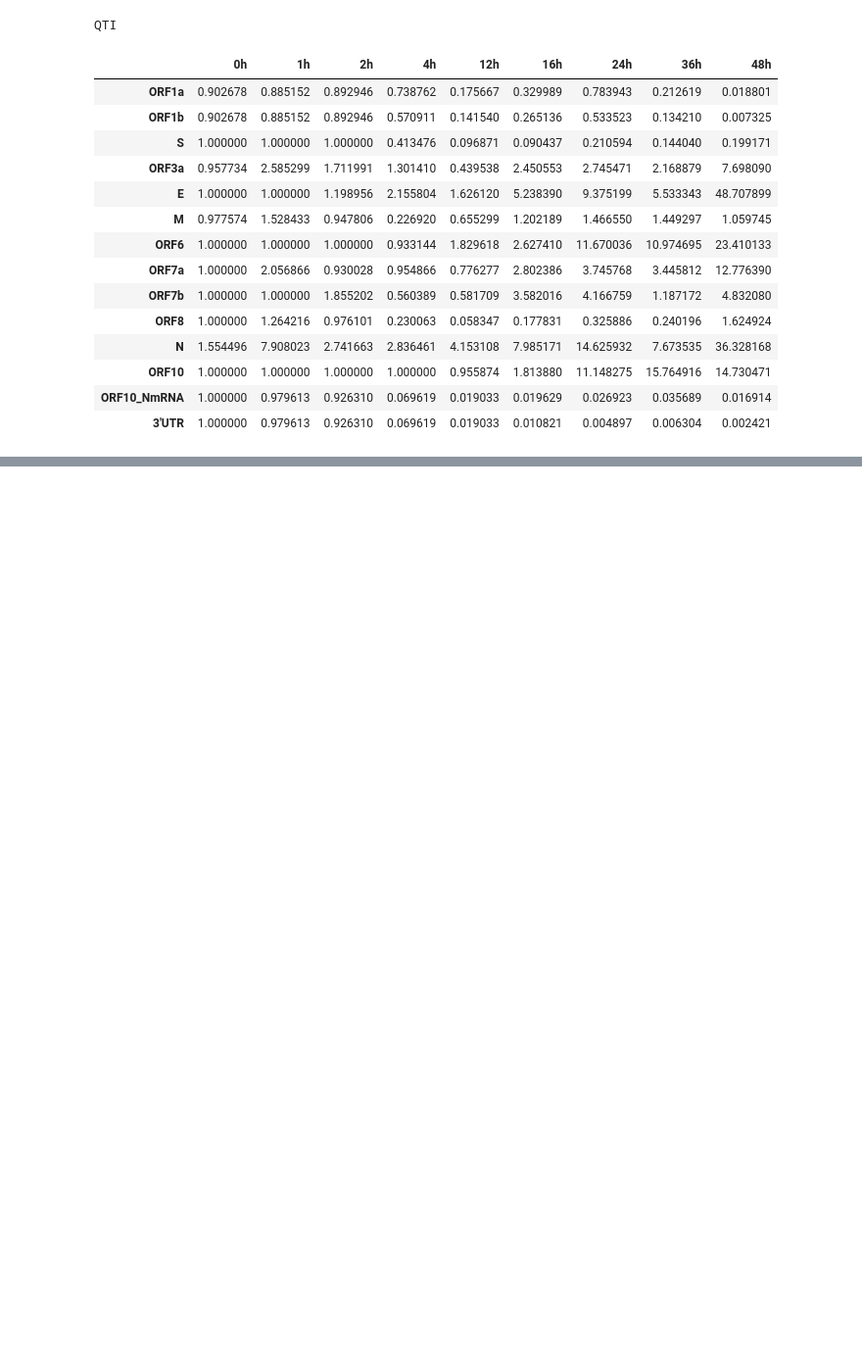
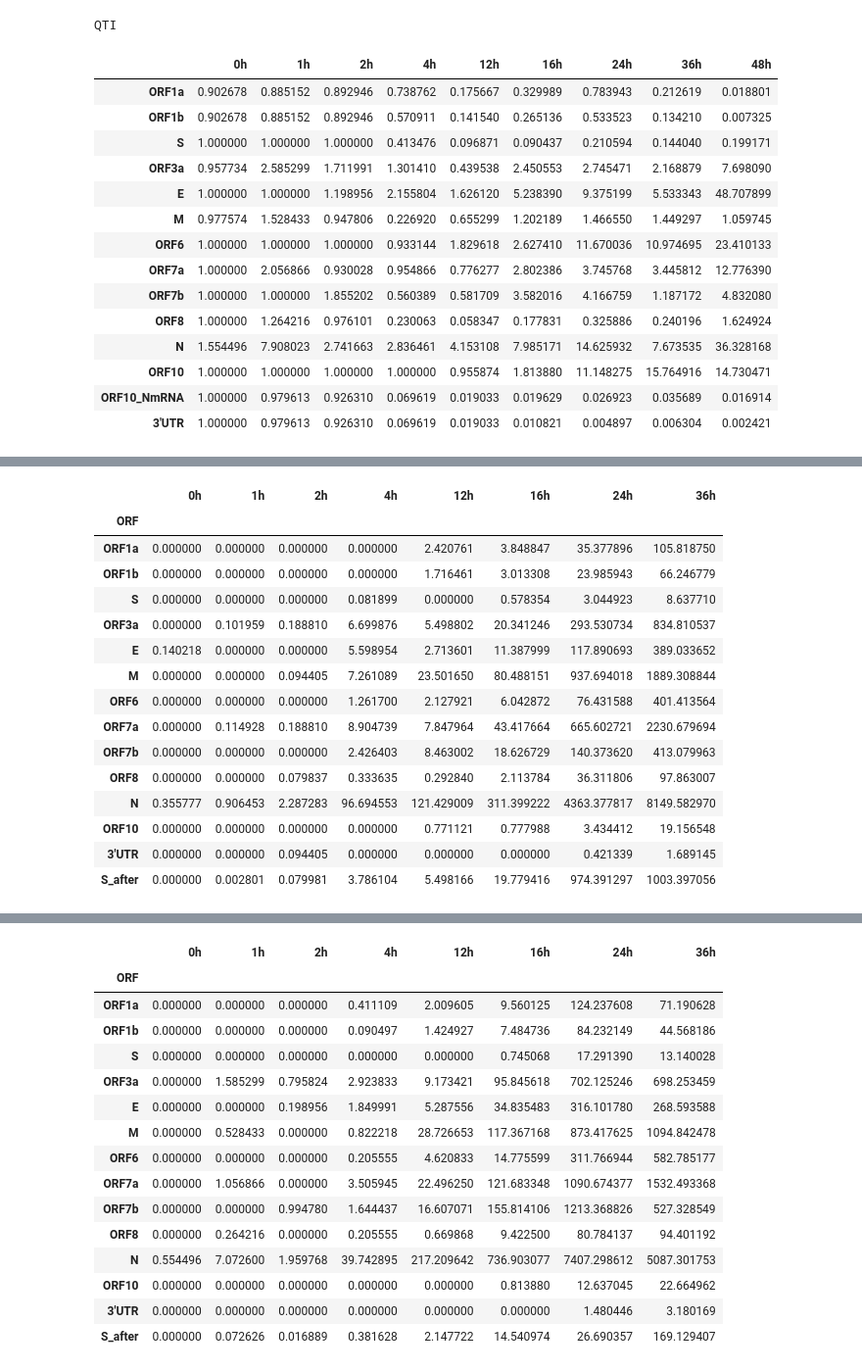
Before and after one commit to DoyeonKim-BI/Kimetal_SARSCOV2translatome, a Jupyter notebook: codes/Kimetal_analysis_SARSCOV2part.ipynb, the cells around one changed output, grey strips where cells are left out. Shown at 98% size. Cells and saved outputs as stored; diff of their text form; code cells hidden in the pictures; blank space fills up the shorter version.

```diff
--- a/codes/Kimetal_analysis_SARSCOV2part.ipynb
+++ b/codes/Kimetal_analysis_SARSCOV2part.ipynb
@@ -1954,9 +1266,0 @@ for sample_prefix in ['RPF','QTI']:
-# %%
-'''for sample_prefix in ['RPF','QTI']:
-    calc_barplot_cmp_annot_exp(sample_prefix=sample_prefix, hpi_list = ['48h','48hCalu3cured'], label_list=['Before treatment','After treatment'],
-                        hatch_list=['','///'],ylim=(0,5),rotation_x=90,
-                               OutFigname = f'Fig3_barplots/FigR_{sample_prefix}48h_mycoplasma_annotORFs_cmp.pdf')'''
-for sample_prefix in ['RPF','QTI']:
-    calc_barplot_cmp_annot_exp(sample_prefix=sample_prefix, hpi_list = ['48h','48hCalu3cured'], label_list=['Before treatment','After treatment'],
-                        hatch_list=['','///'],ylim=(0,80),rotation_x=90,as_pct = True,
-                               OutFigname = f'Fig3_barplots/FigR_{sample_prefix}48h_mycoplasma_annotORFs_cmp_pct.pdf')
@@ -2216,9 +1266,0 @@ def get_trs_b_list(s,e):
-# %%
-#main plots for Fig. 4 and Extended Data Figs. 5,6
-tmp_ylim_dict = {'ORF1a':3, 'S': 3,'ORF3a':4,'E':2.5,'M':3,  'ORF6':4,'ORF7a':4,'ORF7b':2,'ORF8':3.5,'N':4}
-for tmp_sample_prefix in ['RPF','QTI']:
-    for ORF, tmp_ylim in tmp_ylim_dict.items():
-        print(tmp_sample_prefix, ORF, time.ctime())
-        plot_sgRNA(ORF = ORF, hpi_list = ['16h','24h','36h'], s = 49,
-                   assay_prefix = 'RPFSeq', sample_prefix = tmp_sample_prefix, as_RPM = True, offset_RPF = 12,
-                   as_log10= True, ylim = tmp_ylim, OutFigname=f'Fig4_individual/Fig4_{tmp_sample_prefix}_{ORF}.pdf')
@@ -4633,10 +1266,0 @@ df_Kim.head()
-# %%
-df_sorted_JSreads = pd.DataFrame(sorted_JSreads_list)
-df_sorted_JSreads.columns = ['rank','junc','RPM','unique','recurrent']
-df_sorted_JSreads = df_sorted_JSreads.set_index('junc')
-
-idx_Kim = []
-for _, row in df_Kim.iterrows():
-    idx_Kim.append('%s-%s' %(row['5\' site'], row['3\' site']))
-display(df_sorted_JSreads.loc[idx_Kim].dropna().head(50))
-print(df_sorted_JSreads['RPM'].sum(),df_sorted_JSreads.loc[idx_Kim,'RPM'].dropna().sum())
@@ -4702,0 +1985,15 @@ print(ftn2(1,2))
+# %%
+'''Fig.3g, SFig.4e (left): RPF, QTI with TISL_S'''
+tmp_hpi_list = ['%dh' %i for i in [0,1,2,4,12,16,24,36]]
+
+tmp_sample_prefix = 'RPF'
+calc_plot_timecourse_exp_TISL_S(sample_prefix=tmp_sample_prefix,hpi_list=tmp_hpi_list, offset_RPF = 12,
+                                window_downstream=15,
+                                OutF = f'{tmp_sample_prefix}_quantification_TISL_S.tsv',
+                                OutFigname=f'Fig3g_{tmp_sample_prefix}.pdf')
+tmp_sample_prefix = 'QTI'
+calc_plot_timecourse_exp_TISL_S(sample_prefix=tmp_sample_prefix,hpi_list=tmp_hpi_list, offset_RPF = 12,
+                                window_downstream=15,
+                                OutF = f'{tmp_sample_prefix}_quantification_TISL_S.tsv',
+                                OutFigname=f'SFig4e_{tmp_sample_prefix}.pdf')
+# %% [output]
@@ -4702,0 +2008,16 @@ print(ftn2(1,2))
+|  | 0h | 1h | 2h | 4h | 12h | 16h | 24h | 36h |
+| ORF |  |  |  |  |  |  |  |  |
+| ORF1a | 0.000000 | 0.000000 | 0.000000 | 0.000000 | 2.420761 | 3.848847 | 35.377896 | 105.818750 |
+| ORF1b | 0.000000 | 0.000000 | 0.000000 | 0.000000 | 1.716461 | 3.013308 | 23.985943 | 66.246779 |
+| S | 0.000000 | 0.000000 | 0.000000 | 0.081899 | 0.000000 | 0.578354 | 3.044923 | 8.637710 |
+| ORF3a | 0.000000 | 0.101959 | 0.188810 | 6.699876 | 5.498802 | 20.341246 | 293.530734 | 834.810537 |
+| E | 0.140218 | 0.000000 | 0.000000 | 5.598954 | 2.713601 | 11.387999 | 117.890693 | 389.033652 |
+| M | 0.000000 | 0.000000 | 0.094405 | 7.261089 | 23.501650 | 80.488151 | 937.694018 | 1889.308844 |
+| ORF6 | 0.000000 | 0.000000 | 0.000000 | 1.261700 | 2.127921 | 6.042872 | 76.431588 | 401.413564 |
+| ORF7a | 0.000000 | 0.114928 | 0.188810 | 8.904739 | 7.847964 | 43.417664 | 665.602721 | 2230.679694 |
+| ORF7b | 0.000000 | 0.000000 | 0.000000 | 2.426403 | 8.463002 | 18.626729 | 140.373620 | 413.079963 |
+| ORF8 | 0.000000 | 0.000000 | 0.079837 | 0.333635 | 0.292840 | 2.113784 | 36.311806 | 97.863007 |
+| N | 0.355777 | 0.906453 | 2.287283 | 96.694553 | 121.429009 | 311.399222 | 4363.377817 | 8149.582970 |
+| ORF10 | 0.000000 | 0.000000 | 0.000000 | 0.000000 | 0.771121 | 0.777988 | 3.434412 | 19.156548 |
+| 3'UTR | 0.000000 | 0.000000 | 0.094405 | 0.000000 | 0.000000 | 0.000000 | 0.421339 | 1.689145 |
+| S_after | 0.000000 | 0.002801 | 0.079981 | 3.786104 | 5.498166 | 19.779416 | 974.391297 | 1003.397056 |
@@ -4702,0 +2032,16 @@ print(ftn2(1,2))
+|  | 0h | 1h | 2h | 4h | 12h | 16h | 24h | 36h |
+| ORF |  |  |  |  |  |  |  |  |
+| ORF1a | 0.000000 | 0.000000 | 0.000000 | 0.411109 | 2.009605 | 9.560125 | 124.237608 | 71.190628 |
+| ORF1b | 0.000000 | 0.000000 | 0.000000 | 0.090497 | 1.424927 | 7.484736 | 84.232149 | 44.568186 |
+| S | 0.000000 | 0.000000 | 0.000000 | 0.000000 | 0.000000 | 0.745068 | 17.291390 | 13.140028 |
+| ORF3a | 0.000000 | 1.585299 | 0.795824 | 2.923833 | 9.173421 | 95.845618 | 702.125246 | 698.253459 |
+| E | 0.000000 | 0.000000 | 0.198956 | 1.849991 | 5.287556 | 34.835483 | 316.101780 | 268.593588 |
+| M | 0.000000 | 0.528433 | 0.000000 | 0.822218 | 28.726653 | 117.367168 | 873.417625 | 1094.842478 |
+| ORF6 | 0.000000 | 0.000000 | 0.000000 | 0.205555 | 4.620833 | 14.775599 | 311.766944 | 582.785177 |
+| ORF7a | 0.000000 | 1.056866 | 0.000000 | 3.505945 | 22.496250 | 121.683348 | 1090.674377 | 1532.493368 |
+| ORF7b | 0.000000 | 0.000000 | 0.994780 | 1.644437 | 16.607071 | 155.814106 | 1213.368826 | 527.328549 |
+| ORF8 | 0.000000 | 0.264216 | 0.000000 | 0.205555 | 0.669868 | 9.422500 | 80.784137 | 94.401192 |
+| N | 0.554496 | 7.072600 | 1.959768 | 39.742895 | 217.209642 | 736.903077 | 7407.298612 | 5087.301753 |
+| ORF10 | 0.000000 | 0.000000 | 0.000000 | 0.000000 | 0.000000 | 0.813880 | 12.637045 | 22.664962 |
+| 3'UTR | 0.000000 | 0.000000 | 0.000000 | 0.000000 | 0.000000 | 0.000000 | 1.480446 | 3.180169 |
+| S_after | 0.000000 | 0.072626 | 0.016889 | 0.381628 | 2.147722 | 14.540974 | 26.690357 | 169.129407 |
```
Also changed, not shown: parts of 130 cells of this notebook.
